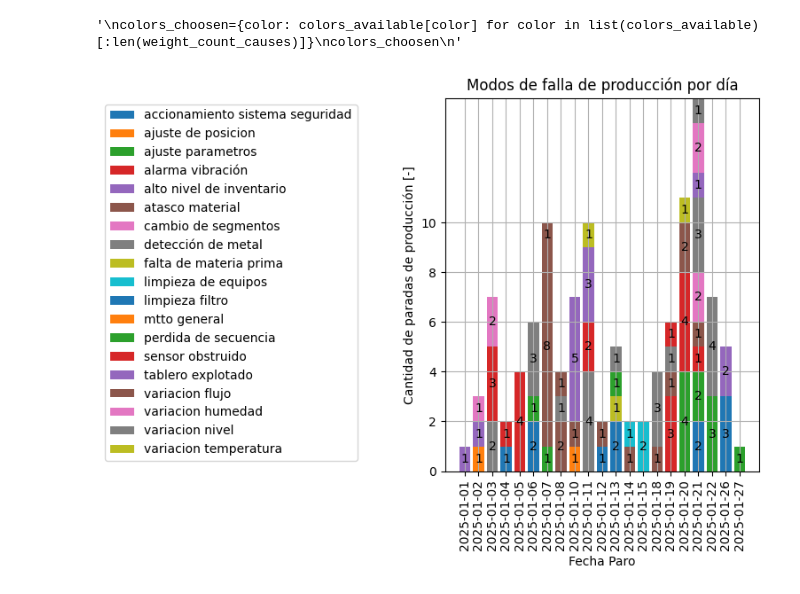
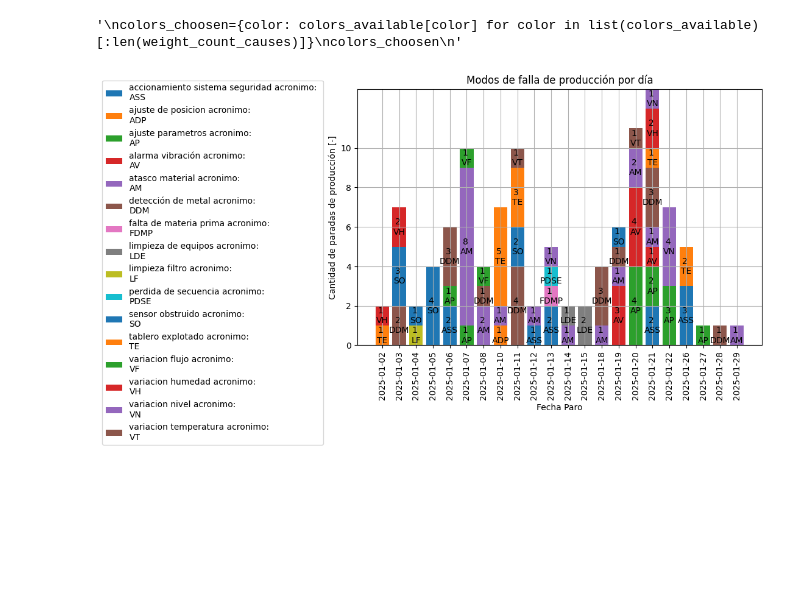
Before and after one commit to BustamJos3/rejected_mdf_production_stops, a Jupyter notebook: rejected_mdf_panels_nose_apertures/bar_plot_fail_modes_PRO_per_day.ipynb, the cells around one changed output. Drawn from its saved outputs; the diff is of its cells as text; code cells hidden in the pictures; blank space fills up the shorter version.

```diff
--- a/rejected_mdf_panels_nose_apertures/bar_plot_fail_modes_PRO_per_day.ipynb
+++ b/rejected_mdf_panels_nose_apertures/bar_plot_fail_modes_PRO_per_day.ipynb
@@ -118,8 +118,8 @@ df_root
 # %%
-df_pro=df_root[df_root["Tipo Paro"].str.contains("PRO")]
+df_pro=df_root[df_root["Tipo Paro"].str.contains("PRODUCCIÓN")]
 #df_pro.set_index([pd.Index(range(len(df_pro)))],inplace=True)
 df_pro["Fecha Paro"]=df_pro.loc[:,"Fecha Paro"].apply(lambda x: x.strftime("%Y-%m-%d")) #
-df_pro['Fecha Paro'][0]
+df_pro['Fecha Paro']
 # %% [output]
 A value is trying to be set on a copy of a slice from a DataFrame.
 Try using .loc[row_indexer,col_indexer] = value instead
@@ -329,12 +337,15 @@ df_stacked_data
 # %%
+acronyms=lambda x:"\n"+''.join(w[0] for w in x.split("- PRO")[0].split() if w[0].isupper())
 dict_stacked_values={fail_mode:[""]*len(dates) for fail_mode in fail_modes}
 for date,fail_mode,equip in multi_index_from_df:
     print(date,fail_mode)
     count_by_date_by_fail_mode_by_equipment= df_count_fail_mode_equipment[date,fail_mode].sum() # df_count_fail_mode_equipment.at[date,fail_mode,equip]
     print(count_by_date_by_fail_mode_by_equipment)
-    value_label_plus_equip=str(count_by_date_by_fail_mode_by_equipment) # equip.split(" ")[0]+":"+
-    print(value_label_plus_equip)
+    value_label_plus_equip=str(count_by_date_by_fail_mode_by_equipment)+f" {acronyms(fail_mode)}" # equip.split(" ")[0]+":"+
+    print("valor mas equipo: ",value_label_plus_equip)
     df_stacked_data.loc[date,fail_mode]=count_by_date_by_fail_mode_by_equipment
     idx_date=dates.index(date)
     dict_stacked_values[fail_mode][idx_date]=value_label_plus_equip
+    dict_stacked_values[fail_mode][idx_date]
+dict_stacked_values
 # %% [output]
@@ -378,5 +406,5 @@ df_stacked_data
 # %%
 list_count_by_fail_mode_per_date=list(df_stacked_data.T.values)
-weight_counts={" ".join(fail_mode.split("-")[0].split()).lower():list_count_by_fail_mode_per_date[idx] for idx,fail_mode in enumerate(fail_modes)}
+weight_counts={" ".join(fail_mode.split("-")[0].split()).lower()+" acronimo: "+acronyms(fail_mode.upper()):list_count_by_fail_mode_per_date[idx] for idx,fail_mode in enumerate(fail_modes)}
 weight_counts
 # %% [output]
@@ -448,47 +473,39 @@ colors_choosen
 fig, ax = plt.subplots()
 fig.tight_layout()  # Adjust layout to prevent clipping of labels
 #fig.set_figheight(8)
-fig.set_figwidth(4)
+fig.set_figwidth(7.5)
 #fig.set_size_inches(50, 40) #set plot size
 #plot aperturas
 amt_dates=len(dates)
 bottom = np.zeros(amt_dates) #initial axis for stacked bars plotting
 plt.grid() #make grid mesh
 max_bottom=0 #to store max of bottoms in construction of bar
 for (data_label,weight_count),bar_value_stick in zip(weight_counts.items(),dict_stacked_values.values()): # ,colors_choosen run through dates, rejected per cause per dates, labels of values of rejected per cause per day
     p = ax.bar(dates, weight_count,label=data_label,bottom=bottom) # ,color=color_cause take bar plot elements: rectangle(attribute 1, attribute 2, ...)
     bottom += weight_count #make new start to plot next top rectangle
     check_bottom=np.max(bottom)
     if check_bottom>max_bottom:
         max_bottom=check_bottom #to generate ylim of causas rechazos
     ax.bar_label(p,labels=bar_value_stick,label_type='center',color="black") #   add bar height str value on bar center
-leq=ax.legend(loc="best") #generate legend box for bar plot
-# Get the bounding box of the original legend
-bb = leq.get_bbox_to_anchor().transformed(ax.transAxes.inverted())
-# Change to location of the legend.
-xOffset = -1.2
-bb.x0 += xOffset
-bb.x1 += xOffset*(1.05)
-leq.set_bbox_to_anchor(bb, transform = ax.transAxes)
-amt_xticks=range(len(dates))
+leq=ax.legend(bbox_to_anchor=(-0.64,1.05),loc="upper left") #generate legend box for bar plot
 ax.set_xticks(amt_xticks)
 ax.set_xticklabels(dates,rotation=90) #rotate x axis labels 90º to be displayed vertically
 ax.set_xlabel("Fecha Paro") #name of bar plot x axis
 amt_stops_per_fail_mode=np.array(list(weight_counts.values()))
 max_y_axis=np.max(amt_stops_per_fail_mode) #get max of all data
 ax.set_yticks(np.arange(0, max_y_axis*(1.40), 2)) #set y axis label values: axis pitch=10 unds
 ax.set_ylabel("Cantidad de paradas de producción [-]") #y axis name for bar plot
 ax.set_aspect('auto')
 imgs_folder="/imgs_reports_daily" #str with name to save plots
 imgs_type_folder="/fail_modes_equipments"
 imgs_year_folder=f"/year_{dates[0].split("-")[0]}"
 imgs_month_folder=f"/month_{dates[0].split("-")[1]}"
 img_name="/fail_modes_PRO_per_Type" #name of img file
 str_today=datetime.today().strftime('%Y-%m-%d') #asign date of generation
 plt.title("Modos de falla de producción por día") #make title
 directory_to_save = Path(str(directory)+imgs_folder+imgs_type_folder+imgs_year_folder+imgs_month_folder) # get directory to save plot
 directory_to_save.mkdir(exist_ok=True)
 plt.savefig(str(directory_to_save)+img_name+dates[0]+"_"+dates[-1]+"_"+str_today+".png", bbox_inches='tight') #store img plot
 plt.show()
 # %% [output]
-[figure, old version]
+[figure, new version]
```
Also changed, not shown: parts of 14 cells of this notebook, 3 other files.
